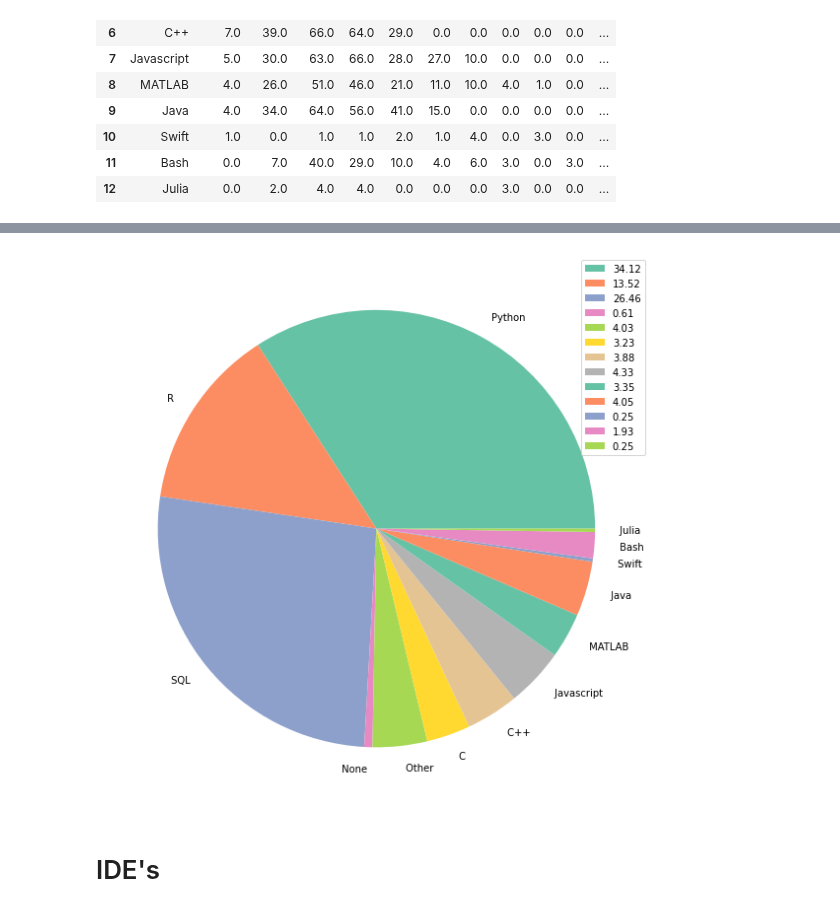
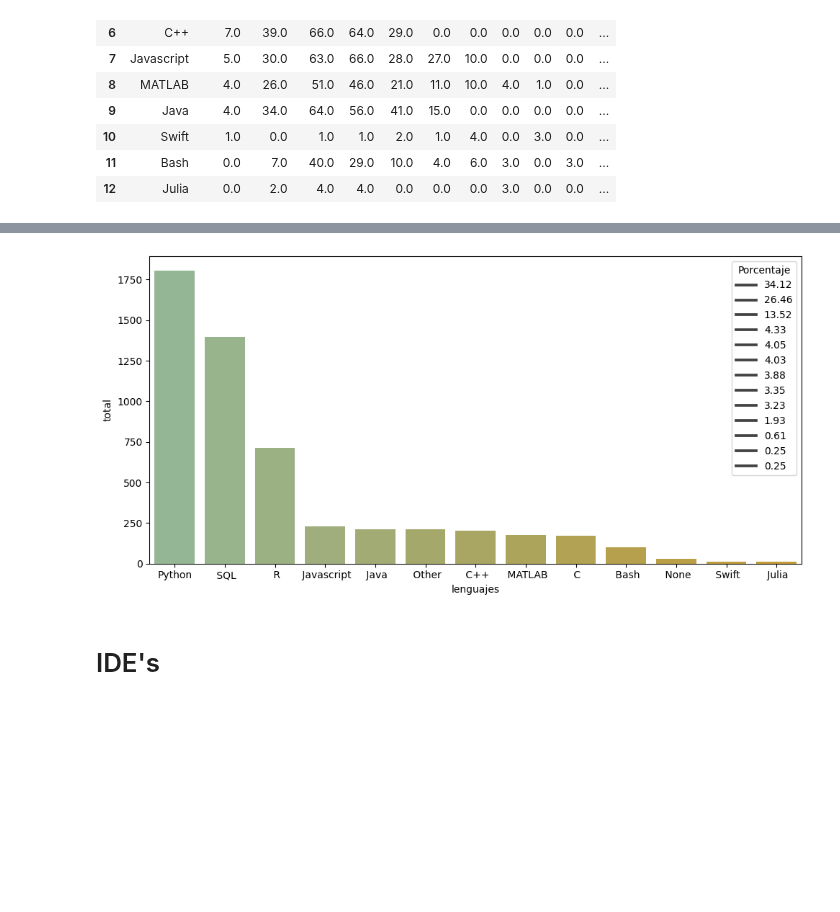
Before and after one commit to Adalab/EDA-ETL-project, a Jupyter notebook: conteo_columnas.ipynb, the cells around one changed output, grey strips where cells are left out. Drawn from its saved outputs; the diff is of its cells as text; code cells hidden in the pictures; blank space fills up the shorter version.

```diff
--- a/conteo_columnas.ipynb
+++ b/conteo_columnas.ipynb
@@ -215,19 +208,21 @@ df_conteo_lenguajes.head()
+# %%
+df_conteo_lenguajes.sort_values(by=  ["total"], ascending = False, inplace=True)
 # %%
-# color1 = sns.blend_palette(("seagreen", "goldenrod"), as_cmap=False)
+ color1 = sns.blend_palette(("darkseagreen", "goldenrod"), n_colors = 13, as_cmap=False)
 # color2 = sns.diverging_palette(145, 300, s=60)
 # color = sns.color_palette("light:sienna_r")
 # color3 = sns.color_palette("cubehelix", as_cmap=False)
 # color4 = sns.color_palette("rocket")
 color5 = sns.color_palette("Set2")
 
 
-plt.figure()
-plt.pie(x = df_conteo_lenguajes["total"], labels = df_conteo_lenguajes["lenguajes"], colors = color5)
-plt.legend(df_conteo_lenguajes["porcentaje"])
+plt.figure(figsize=(10,5))
+sns.barplot(x = "lenguajes", y = "total", data = df_conteo_lenguajes, palette = color1)
+plt.legend(labels = df_conteo_lenguajes["porcentaje"], title = "Porcentaje")
 plt.tight_layout()
 plt.show()
 # %% [output]
-[figure, old version]
+[figure, new version]
 # %% [markdown]
 # IDE's
 # %%
```
Also changed, not shown: parts of 7 cells of this notebook, 6 other files.
